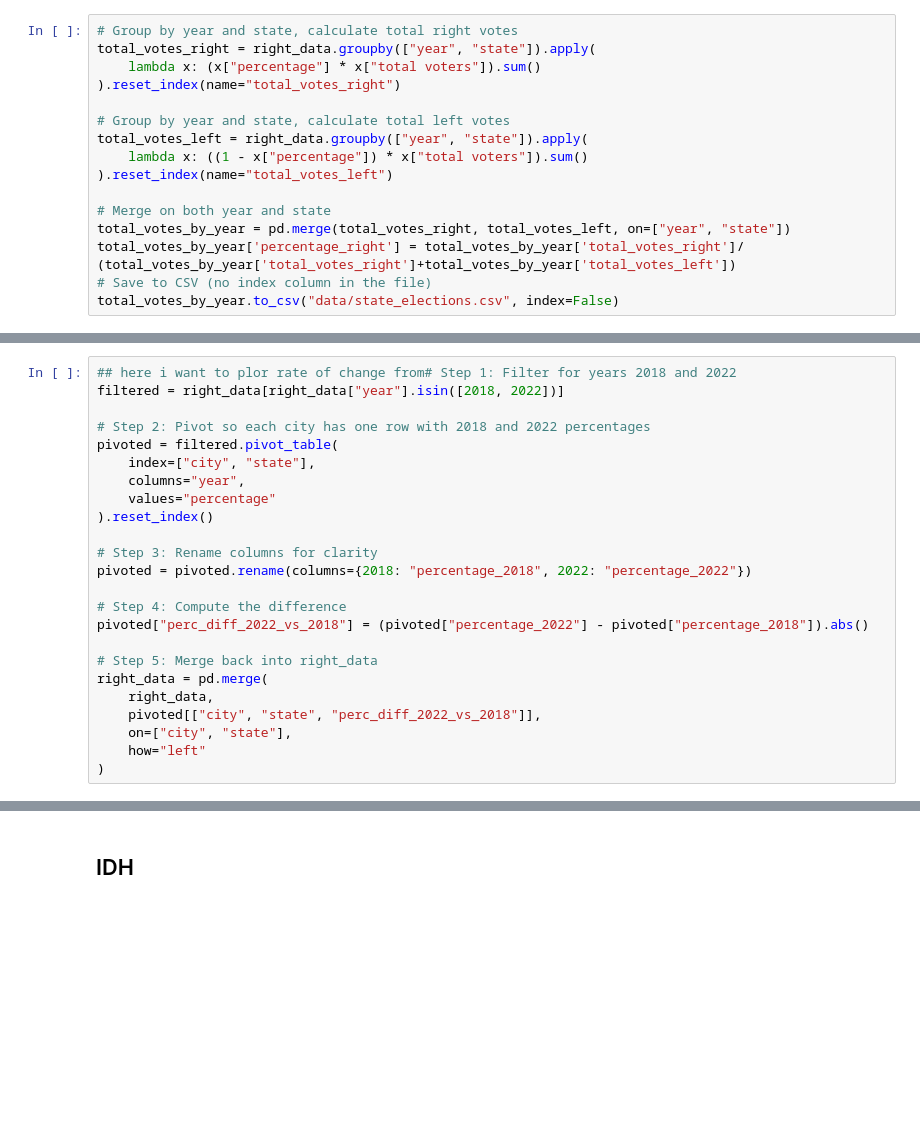
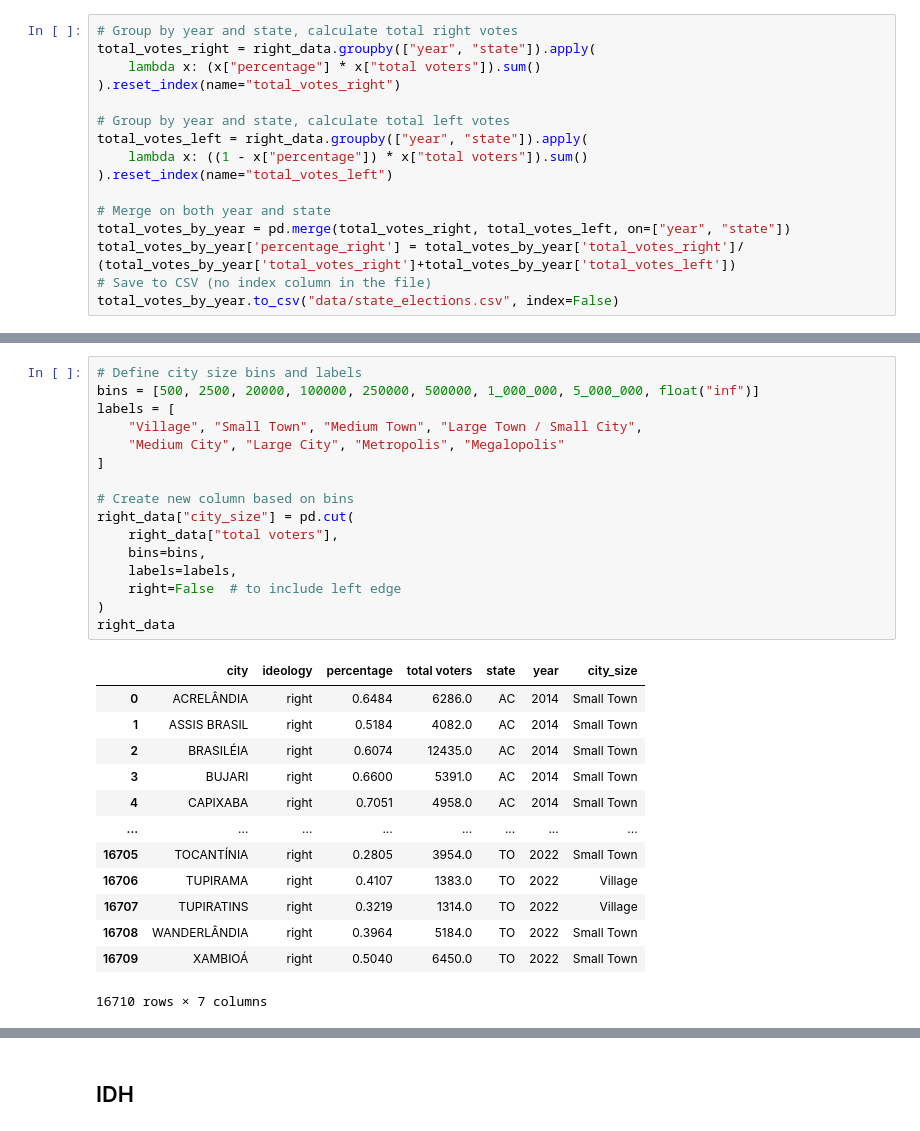
Before and after one commit to alonakonst/alonakonst.github.io, a Jupyter notebook: notebook.ipynb, the cells around one changed output, grey strips where cells are left out. Drawn from its saved outputs; the diff is of its cells as text; blank space fills up the shorter version.

Commit message:
Merged with Alona code

```diff
--- a/notebook.ipynb
+++ b/notebook.ipynb
@@ -272,24 +221,0 @@ ValueError: autodetected range of [nan, nan] is not finite
-# %%
-## here i want to plor rate of change from# Step 1: Filter for years 2018 and 2022
-filtered = right_data[right_data["year"].isin([2018, 2022])]
-
-# Step 2: Pivot so each city has one row with 2018 and 2022 percentages
-pivoted = filtered.pivot_table(
-    index=["city", "state"],
-    columns="year",
-    values="percentage"
-).reset_index()
-
-# Step 3: Rename columns for clarity
-pivoted = pivoted.rename(columns={2018: "percentage_2018", 2022: "percentage_2022"})
-
-# Step 4: Compute the difference
-pivoted["perc_diff_2022_vs_2018"] = (pivoted["percentage_2022"] - pivoted["percentage_2018"]).abs()
-
-# Step 5: Merge back into right_data
-right_data = pd.merge(
-    right_data,
-    pivoted[["city", "state", "perc_diff_2022_vs_2018"]],
-    on=["city", "state"],
-    how="left"
-)
@@ -424,0 +222,30 @@ elections_data_reconstructed
+# %%
+# Define city size bins and labels
+bins = [500, 2500, 20000, 100000, 250000, 500000, 1_000_000, 5_000_000, float("inf")]
+labels = [
+    "Village", "Small Town", "Medium Town", "Large Town / Small City",
+    "Medium City", "Large City", "Metropolis", "Megalopolis"
+]
+
+# Create new column based on bins
+right_data["city_size"] = pd.cut(
+    right_data["total voters"],
+    bins=bins,
+    labels=labels,
+    right=False  # to include left edge
+)
+right_data
+# %% [output]
+|  | city | ideology | percentage | total voters | state | year | city_size |
+| 0 | ACRELÂNDIA | right | 0.6484 | 6286.0 | AC | 2014 | Small Town |
+| 1 | ASSIS BRASIL | right | 0.5184 | 4082.0 | AC | 2014 | Small Town |
+| 2 | BRASILÉIA | right | 0.6074 | 12435.0 | AC | 2014 | Small Town |
+| 3 | BUJARI | right | 0.6600 | 5391.0 | AC | 2014 | Small Town |
+| 4 | CAPIXABA | right | 0.7051 | 4958.0 | AC | 2014 | Small Town |
+| ... | ... | ... | ... | ... | ... | ... | ... |
+| 16705 | TOCANTÍNIA | right | 0.2805 | 3954.0 | TO | 2022 | Small Town |
+| 16706 | TUPIRAMA | right | 0.4107 | 1383.0 | TO | 2022 | Village |
+| 16707 | TUPIRATINS | right | 0.3219 | 1314.0 | TO | 2022 | Village |
+| 16708 | WANDERLÂNDIA | right | 0.3964 | 5184.0 | TO | 2022 | Small Town |
+| 16709 | XAMBIOÁ | right | 0.5040 | 6450.0 | TO | 2022 | Small Town |
+16710 rows × 7 columns
```
Also changed, not shown: parts of 33 cells of this notebook, 6 other files.
